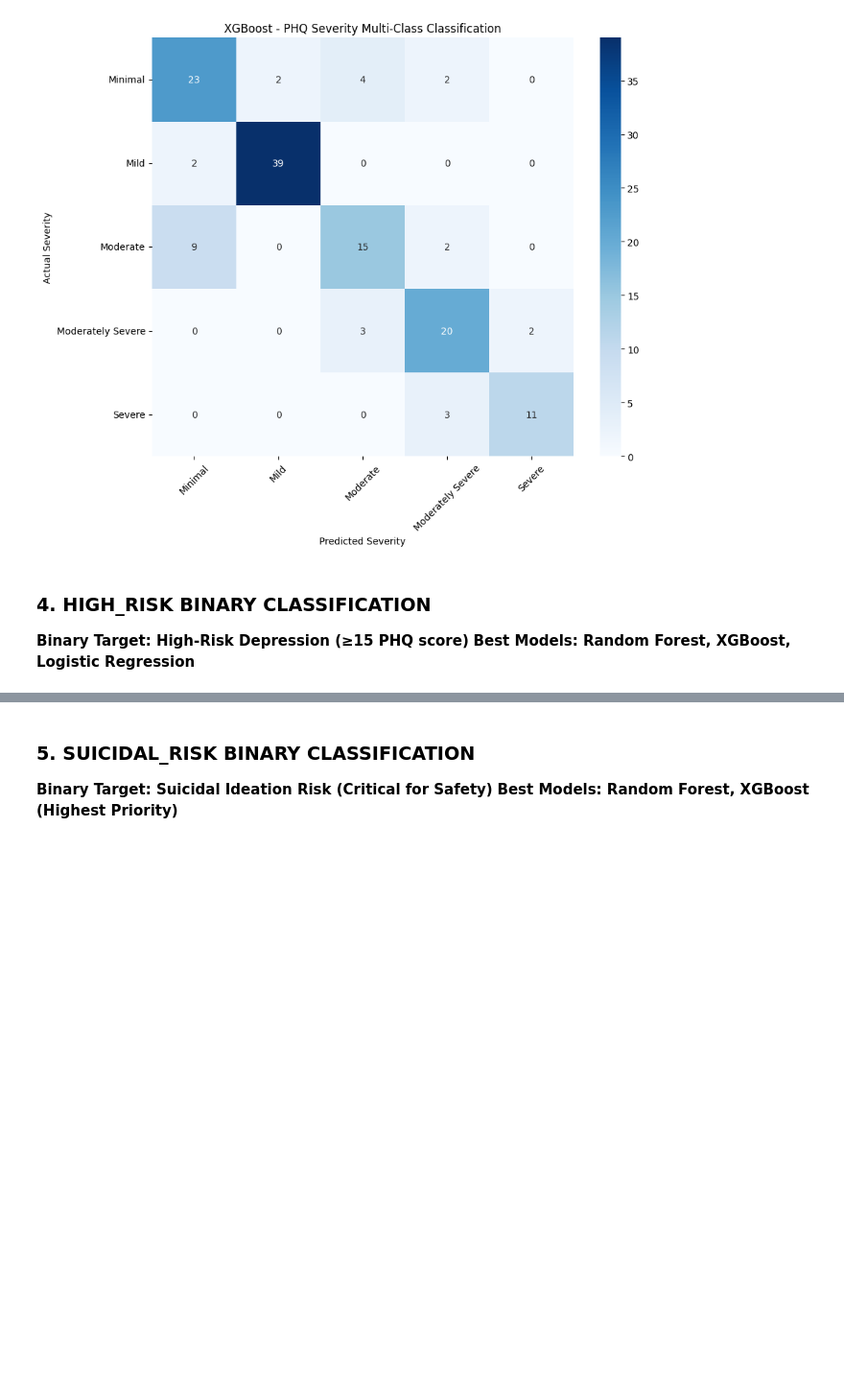
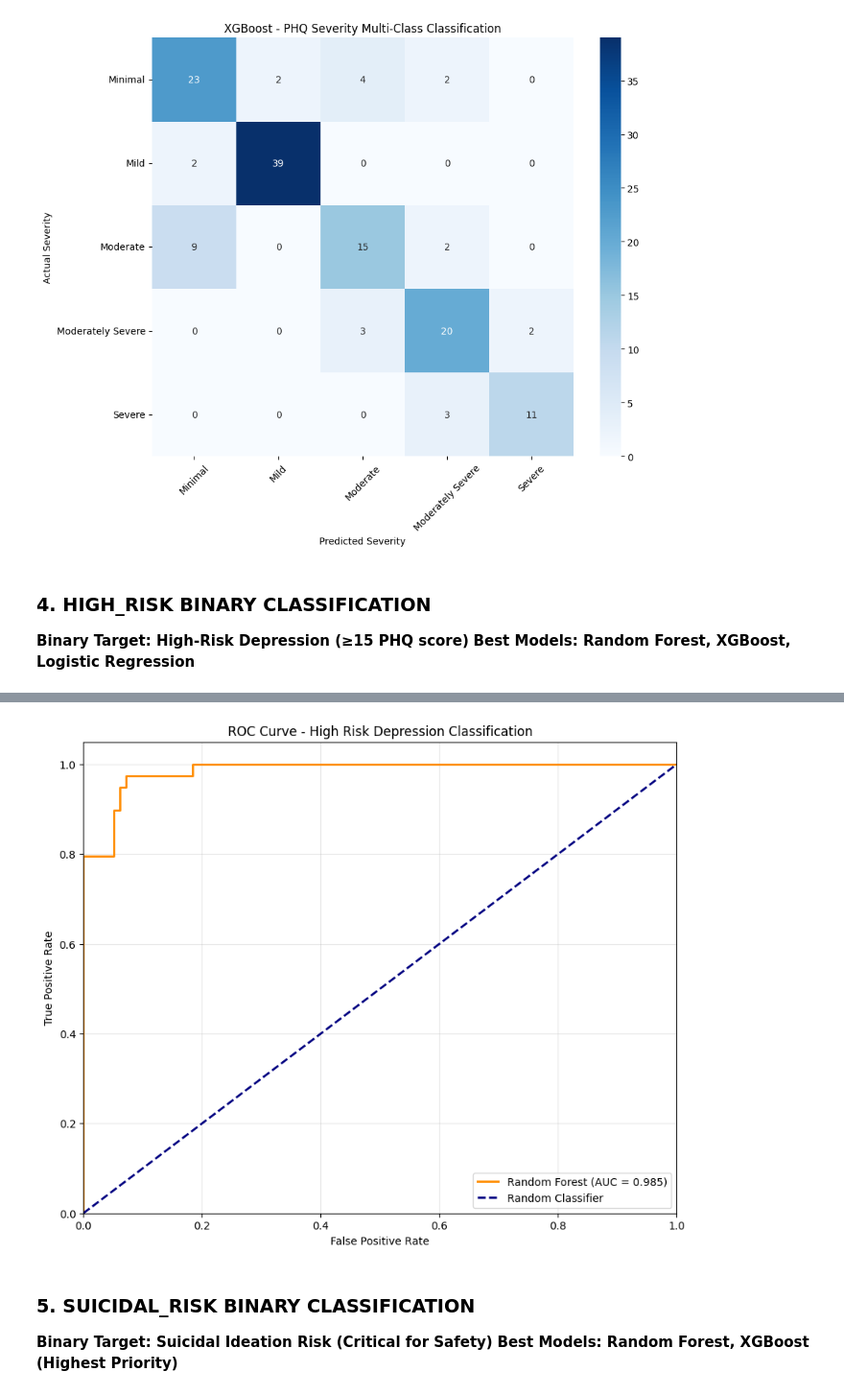
Before and after one commit to AbdullahIbneAziz/PHQ-9-Thesis-, a Jupyter notebook: model.ipynb, the cells around one changed output, grey strips where cells are left out. Shown at 96% size. Drawn from its saved outputs; the diff is of its cells as text; code cells hidden in the pictures; blank space fills up the shorter version.

Commit message:
High Risk Classification

```diff
--- a/model.ipynb
+++ b/model.ipynb
@@ -1109,3 +1149,20 @@ plt.show()
+# %%
+# ROC Curve for High Risk Classification
+plt.figure(figsize=(10, 8))
+fpr_rf_hr, tpr_rf_hr, _ = roc_curve(y_test_hr, y_proba_rf_hr)
+plt.plot(fpr_rf_hr, tpr_rf_hr, color='darkorange', lw=2,
+         label=f'Random Forest (AUC = {auc_rf_hr:.3f})')
+plt.plot([0, 1], [0, 1], color='navy', lw=2, linestyle='--', label='Random Classifier')
+plt.xlim([0.0, 1.0])
+plt.ylim([0.0, 1.05])
+plt.xlabel('False Positive Rate')
+plt.ylabel('True Positive Rate')
+plt.title('ROC Curve - High Risk Depression Classification')
+plt.legend(loc="lower right")
+plt.grid(True, alpha=0.3)
+plt.show()
+# %% [output]
+[figure, added]
 # %% [markdown]
 ### 5. SUICIDAL_RISK BINARY CLASSIFICATION
 **Binary Target: Suicidal Ideation Risk (Critical for Safety)**
```
Also changed, not shown: parts of 2 cells of this notebook.
